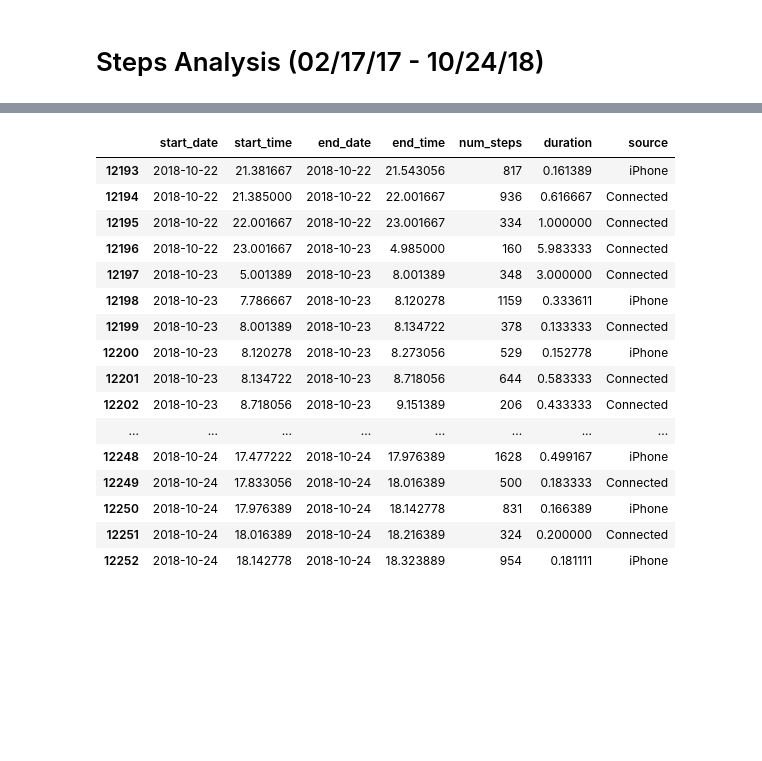
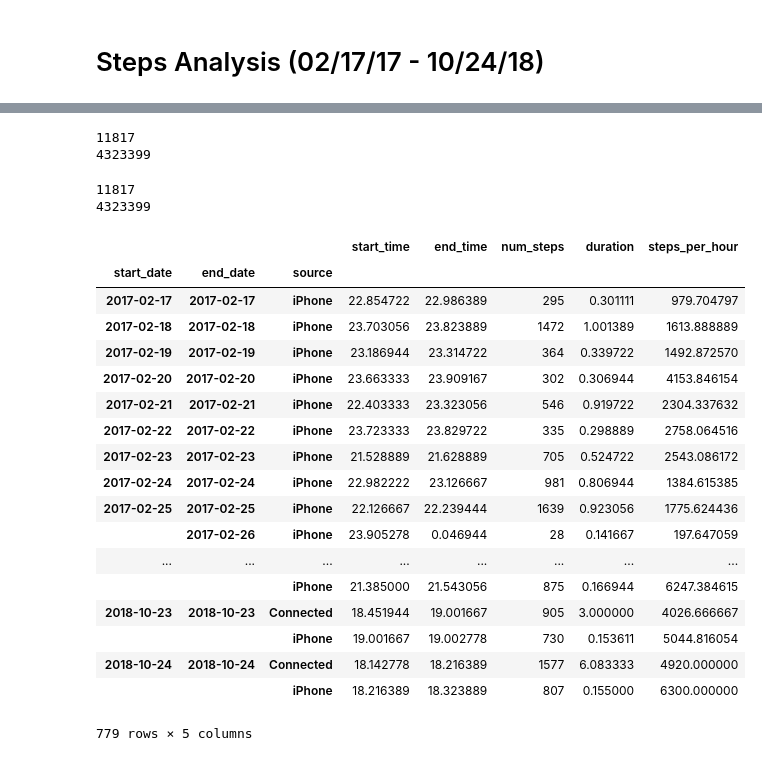
Before and after one commit to Data-is-life/Steps_Analysis, a Jupyter notebook: Steps_analysis.ipynb, the cells around one changed output, grey strips where cells are left out. Saved outputs shown, nothing was run; the diff lists cells and outputs as text; code cells hidden in the pictures; blank space fills up the shorter version.

Commit message:
added "and" to get rid of nested if statements, still need to group values by date, not have duration go over 24 hours, and have steps broken down day by day

```diff
--- a/Steps_analysis.ipynb
+++ b/Steps_analysis.ipynb
@@ -186,20 +107,34 @@ len(df)
-# %%
-df.tail(60)
-# %% [output]
-|  | start_date | start_time | end_date | end_time | num_steps | duration | source |
-| 12193 | 2018-10-22 | 21.381667 | 2018-10-22 | 21.543056 | 817 | 0.161389 | iPhone |
-| 12194 | 2018-10-22 | 21.385000 | 2018-10-22 | 22.001667 | 936 | 0.616667 | Connected |
-| 12195 | 2018-10-22 | 22.001667 | 2018-10-22 | 23.001667 | 334 | 1.000000 | Connected |
-| 12196 | 2018-10-22 | 23.001667 | 2018-10-23 | 4.985000 | 160 | 5.983333 | Connected |
-| 12197 | 2018-10-23 | 5.001389 | 2018-10-23 | 8.001389 | 348 | 3.000000 | Connected |
-| 12198 | 2018-10-23 | 7.786667 | 2018-10-23 | 8.120278 | 1159 | 0.333611 | iPhone |
-| 12199 | 2018-10-23 | 8.001389 | 2018-10-23 | 8.134722 | 378 | 0.133333 | Connected |
-| 12200 | 2018-10-23 | 8.120278 | 2018-10-23 | 8.273056 | 529 | 0.152778 | iPhone |
-| 12201 | 2018-10-23 | 8.134722 | 2018-10-23 | 8.718056 | 644 | 0.583333 | Connected |
-| 12202 | 2018-10-23 | 8.718056 | 2018-10-23 | 9.151389 | 206 | 0.433333 | Connected |
-| ... | ... | ... | ... | ... | ... | ... | ... |
-| 12248 | 2018-10-24 | 17.477222 | 2018-10-24 | 17.976389 | 1628 | 0.499167 | iPhone |
-| 12249 | 2018-10-24 | 17.833056 | 2018-10-24 | 18.016389 | 500 | 0.183333 | Connected |
-| 12250 | 2018-10-24 | 17.976389 | 2018-10-24 | 18.142778 | 831 | 0.166389 | iPhone |
-| 12251 | 2018-10-24 | 18.016389 | 2018-10-24 | 18.216389 | 324 | 0.200000 | Connected |
-| 12252 | 2018-10-24 | 18.142778 | 2018-10-24 | 18.323889 | 954 | 0.181111 | iPhone |
+# %%
+df['steps_per_hour'] = df['num_steps']/df['duration']
+# %%
+i = 0
+while i < len(df)-1:
+    if ((df.source[i] != df.source[i+1]) and (
+            df.start_date[i] == df.start_date[i+1])) and (
+            df.start_time[i+1] <= df.end_time[i]):
+
+        steps_adjust = ceil((df.end_time[i] - df.start_time[i+1]
+                             ) * df.steps_per_hour[i+1])
+
+        df.loc[(i+1), 'num_steps'] -= steps_adjust
+        df.loc[(i+1), 'start_time'] = df.loc[i, 'end_time']
+        df.loc[(i+1), 'duration'] = df.loc[(i+1), 'end_time'] - df.loc[(i+1), 'start_time']
+        df.loc[i, 'duration'] = df.loc[i, 'end_time'] - df.loc[i, 'start_time']
+        i += 1
+    else:
+        i += 1
+df.reset_index(inplace=True)
+df.drop(columns=['index'], inplace=True)
+print(len(df))
+print(df.num_steps.sum())
+# %% [output]
+11817
+4323399
+# %%
+df = df[df['duration'] > 0].reset_index().drop(columns=['index'])
+df = df[df['num_steps'] > 0].reset_index().drop(columns=['index'])
+print(len(df))
+print(df.num_steps.sum())
+# %% [output]
+11817
+4323399
@@ -205,0 +157,22 @@ df.tail(60)
+# %%
+df.groupby(by=['start_date', 'end_date', 'source']).max()
+# %% [output]
+|  |  |  | start_time | end_time | num_steps | duration | steps_per_hour |
+| start_date | end_date | source |  |  |  |  |  |
+| 2017-02-17 | 2017-02-17 | iPhone | 22.854722 | 22.986389 | 295 | 0.301111 | 979.704797 |
+| 2017-02-18 | 2017-02-18 | iPhone | 23.703056 | 23.823889 | 1472 | 1.001389 | 1613.888889 |
+| 2017-02-19 | 2017-02-19 | iPhone | 23.186944 | 23.314722 | 364 | 0.339722 | 1492.872570 |
+| 2017-02-20 | 2017-02-20 | iPhone | 23.663333 | 23.909167 | 302 | 0.306944 | 4153.846154 |
+| 2017-02-21 | 2017-02-21 | iPhone | 22.403333 | 23.323056 | 546 | 0.919722 | 2304.337632 |
+| 2017-02-22 | 2017-02-22 | iPhone | 23.723333 | 23.829722 | 335 | 0.298889 | 2758.064516 |
+| 2017-02-23 | 2017-02-23 | iPhone | 21.528889 | 21.628889 | 705 | 0.524722 | 2543.086172 |
+| 2017-02-24 | 2017-02-24 | iPhone | 22.982222 | 23.126667 | 981 | 0.806944 | 1384.615385 |
+| 2017-02-25 | 2017-02-25 | iPhone | 22.126667 | 22.239444 | 1639 | 0.923056 | 1775.624436 |
+|  | 2017-02-26 | iPhone | 23.905278 | 0.046944 | 28 | 0.141667 | 197.647059 |
+| ... | ... | ... | ... | ... | ... | ... | ... |
+|  |  | iPhone | 21.385000 | 21.543056 | 875 | 0.166944 | 6247.384615 |
+| 2018-10-23 | 2018-10-23 | Connected | 18.451944 | 19.001667 | 905 | 3.000000 | 4026.666667 |
+|  |  | iPhone | 19.001667 | 19.002778 | 730 | 0.153611 | 5044.816054 |
+| 2018-10-24 | 2018-10-24 | Connected | 18.142778 | 18.216389 | 1577 | 6.083333 | 4920.000000 |
+|  |  | iPhone | 18.216389 | 18.323889 | 807 | 0.155000 | 6300.000000 |
+779 rows × 5 columns
```
Also changed, not shown: parts of 15 cells of this notebook.
